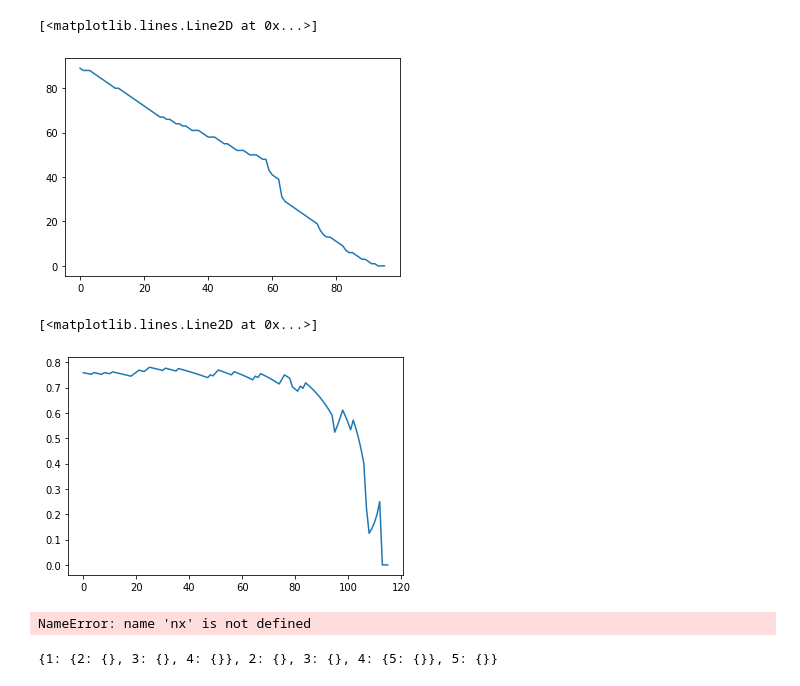
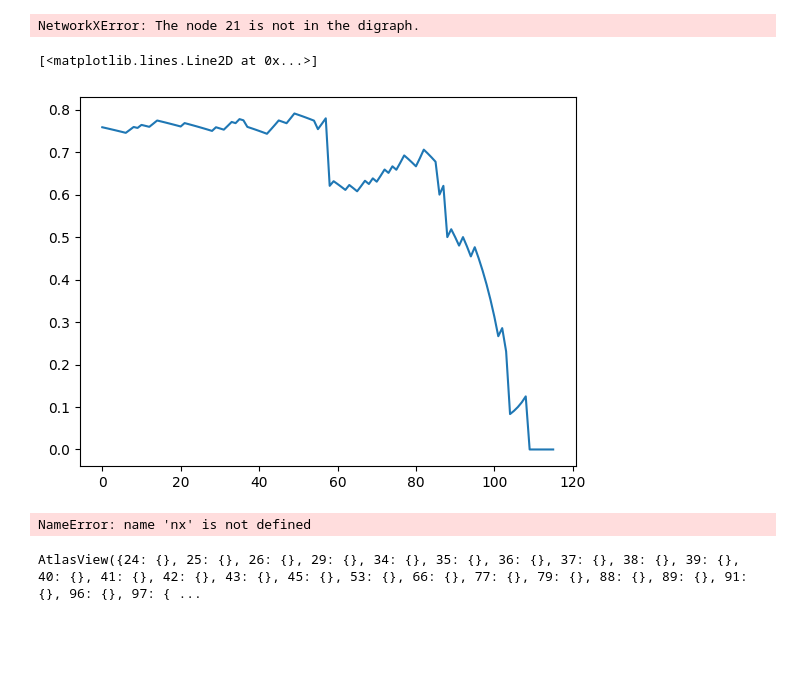
Before and after one commit to SirLemoniada/honors, a Jupyter notebook: deextinction-modelling.ipynb, the cells around one changed output. Drawn from its saved outputs; the diff is of its cells as text; code cells hidden in the pictures; blank space fills up the shorter version.

Commit message:
recursion function

```diff
--- a/deextinction-modelling.ipynb
+++ b/deextinction-modelling.ipynb
@@ -49,7 +43,7 @@ def not_alone_no(graph,primary):
         if len(graph.adj[i])!=0:
             a.append(i)
     return len(a)
-def is_alone(graph):#add recursion
+def is_alone(graph,primary):#add recursion
     a=[]
     for i in (graph.nodes()-primary): #list subtraction
         if len(graph.adj[i])==0:
@@ -59,5 +64,5 @@ def is_alone(graph):#add recursion
 # %%
-#obtaining number of species that are not extinct (y), by total number of ar
+#obtain two graphs with complementary deffinitions of edges
 
 graph=nx.DiGraph()
 for n in data4_BSQ['SpeciesID']:
@@ -65,44 +70,51 @@ for n in data4_BSQ['SpeciesID']:
 for n in range(len(data5_BSQ['ResourceSpeciesID'])):
     graph.add_edge(data5_BSQ['ConsumerSpeciesID'][n],data5_BSQ['ResourceSpeciesID'][n])
 
-to_remove=sample(data4_BSQ['SpeciesID'].tolist(),len(data4_BSQ))
 
-
-
-alone=[]
-primary=alone_list(graph)
-for elem in to_remove:
-    if elem in graph.nodes():
-        graph.remove_node(elem)
-        alone.append(not_alone_no(graph,primary))
-        graph.remove_nodes_from(is_alone(graph))
-
-plt.plot(alone)
+graph_inverted=nx.DiGraph()
+for n in data4_BSQ['SpeciesID']:
+    graph_inverted.add_node(n)
+for n in range(len(data5_BSQ['ResourceSpeciesID'])):
+    graph_inverted.add_edge(data5_BSQ['ResourceSpeciesID'][n],data5_BSQ['ConsumerSpeciesID'][n])
-# %% [output]
-[<matplotlib.lines.Line2D at 0x...>]
-[figure, removed]
+# %%
+to_remove=sample(data4_BSQ['SpeciesID'].tolist(),len(data4_BSQ))
+alone_no=[]
+primary=alone_list(graph)
+original_nodes=set(graph.nodes())
+for elem in (set(to_remove)-(original_nodes-set(graph.nodes()))):
+    if elem in graph.nodes():
+        graph.remove_node(elem)
+        graph_inverted.remove_node(elem)
+        set1=is_alone(graph,primary)
+        graph.remove_nodes_from(list(filter(None,recursion(graph,graph_inverted,set1))))
+        graph_inverted.remove_nodes_from(list(filter(None,recursion(graph,graph_inverted,set1))))
+        alone_no.append(not_alone_no(graph,primary))
+
+plt.plot(alone_no)
+# %% [output]
+NetworkXError: The node 21 is not in the digraph.
 # %%
 #obtaining number of species that are not extinct (y), by total number of ar
 
 graph=nx.DiGraph()
 for n in data4_BSQ['SpeciesID']:
     graph.add_node(n)
 for n in range(len(data5_BSQ['ResourceSpeciesID'])):
     graph.add_edge(data5_BSQ['ConsumerSpeciesID'][n],data5_BSQ['ResourceSpeciesID'][n])
 
 to_remove=sample(data4_BSQ['SpeciesID'].tolist(),len(data4_BSQ))
 
 
 
-alone=[]
+not_alone_prop=[]
 primary=alone_list(graph)
 for elem in to_remove:
     graph.remove_node(elem)
-    alone.append(not_alone_no(graph,primary)/(len(graph.nodes())+1))
+    not_alone_prop.append(not_alone_no(graph,primary)/(len(graph.nodes())+1))
 
 
 
-plt.plot(alone)
+plt.plot(not_alone_prop)
 # %% [output]
 [<matplotlib.lines.Line2D at 0x...>]
-[figure, old version]
+[figure, new version]
@@ -135,6 +136,17 @@ graph2.add_edges_from([[2,1],[3,1],[4,1],[4,5]])
 # %% [output]
 NameError: name 'nx' is not defined
 # %%
-print(graph2.adj)
+to_remove=sample(data4_BSQ['SpeciesID'].tolist(),len(data4_BSQ))
+
+alone=[]
+primary=alone_list(graph)
+for elem in to_remove:
+    if elem in graph.nodes():
+        graph.remove_node(elem)
+        alone.append(not_alone_no(graph,primary))
+        graph.remove_nodes_from(is_alone(graph))
-# %% [output]
-{1: {2: {}, 3: {}, 4: {}}, 2: {}, 3: {}, 4: {5: {}}, 5: {}}
+# %%
+graph.adj[209]
+#graph_inverted.adj[209]
+# %% [output]
+AtlasView({24: {}, 25: {}, 26: {}, 29: {}, 34: {}, 35: {}, 36: {}, 37: {}, 38: {}, 39: {}, 40: {}, 41: {}, 42: {}, 43: {}, 45: {}, 53: {}, 66: {}, 77: {}, 79: {}, 88: {}, 89: {}, 91: {}, 96: {}, 97: { ...
```
Also changed, not shown: parts of 8 cells of this notebook, 2 other files.
